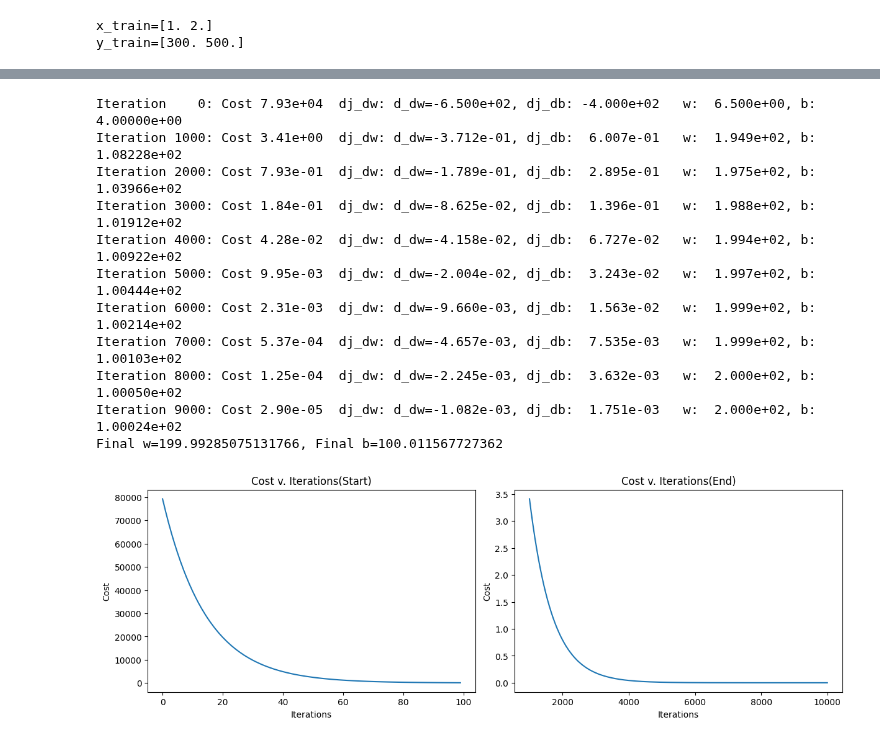
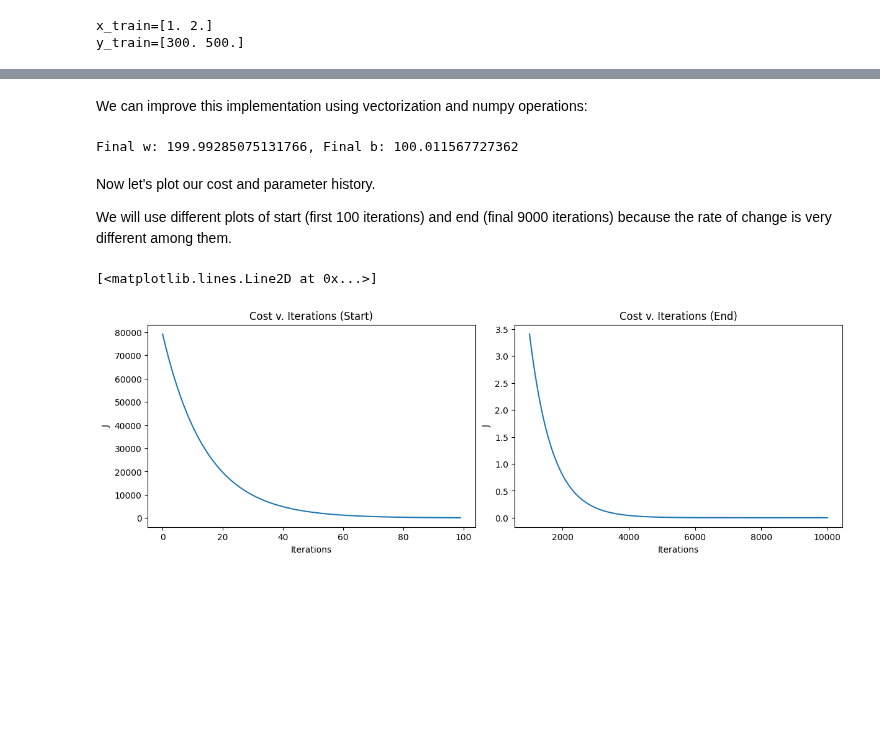
Before and after one commit to AidenHadisi/courses, a Jupyter notebook: Machine Learning/5. Lab.ipynb, the cells around one changed output, grey strips where cells are left out. Cells and saved outputs as stored; diff of their text form; code cells hidden in the pictures; blank space fills up the shorter version.

```diff
--- a/Machine Learning/5. Lab.ipynb
+++ b/Machine Learning/5. Lab.ipynb
@@ -60,0 +44,22 @@ def gradient_descent(
+# %%
+def compute_cost(
+    x: NDArray[np.float64], y: NDArray[np.float64], w: float, b: float
+) -> float:
+    """
+    Computes the cost function for linear regression.
+
+    The cost function measures the difference between predicted values and actual values
+    using the mean squared error (MSE) formula.
+
+    Args:
+        x (NDArray[np.float64]): Input feature values (independent variable).
+        y (NDArray[np.float64]): Target values (dependent variable).
+        w (float): Weight (slope) of the linear model.
+        b (float): Bias (intercept) of the linear model.
+
+    Returns:
+        float: The computed cost value.
+    """
+
+    errors = (w * x + b - y) ** 2
+    return float(np.mean(errors)) / 2
@@ -60,0 +177,2 @@ def gradient_descent(
+# %% [markdown]
+We can improve this implementation using vectorization and numpy operations:
@@ -61,34 +232,26 @@ def gradient_descent(
 # %%
-w, b, j_history, p_history = gradient_descent(x_train, y_train, 0, 0, 1.0e-2)
-print(f"Final w={w}, Final b={b}")
+output = perform_gradient_descent(x_train, y_train)
+print(f"Final w: {output.w}, Final b: {output.b}")
 # %% [output]
-Iteration    0: Cost 7.93e+04  dj_dw: d_dw=-6.500e+02, dj_db: -4.000e+02   w:  6.500e+00, b: 4.00000e+00
-Iteration 1000: Cost 3.41e+00  dj_dw: d_dw=-3.712e-01, dj_db:  6.007e-01   w:  1.949e+02, b: 1.08228e+02
-Iteration 2000: Cost 7.93e-01  dj_dw: d_dw=-1.789e-01, dj_db:  2.895e-01   w:  1.975e+02, b: 1.03966e+02
-Iteration 3000: Cost 1.84e-01  dj_dw: d_dw=-8.625e-02, dj_db:  1.396e-01   w:  1.988e+02, b: 1.01912e+02
-Iteration 4000: Cost 4.28e-02  dj_dw: d_dw=-4.158e-02, dj_db:  6.727e-02   w:  1.994e+02, b: 1.00922e+02
-Iteration 5000: Cost 9.95e-03  dj_dw: d_dw=-2.004e-02, dj_db:  3.243e-02   w:  1.997e+02, b: 1.00444e+02
-Iteration 6000: Cost 2.31e-03  dj_dw: d_dw=-9.660e-03, dj_db:  1.563e-02   w:  1.999e+02, b: 1.00214e+02
-Iteration 7000: Cost 5.37e-04  dj_dw: d_dw=-4.657e-03, dj_db:  7.535e-03   w:  1.999e+02, b: 1.00103e+02
-Iteration 8000: Cost 1.25e-04  dj_dw: d_dw=-2.245e-03, dj_db:  3.632e-03   w:  2.000e+02, b: 1.00050e+02
-Iteration 9000: Cost 2.90e-05  dj_dw: d_dw=-1.082e-03, dj_db:  1.751e-03   w:  2.000e+02, b: 1.00024e+02
-Final w=199.99285075131766, Final b=100.011567727362
+Final w: 199.99285075131766, Final b: 100.011567727362
+# %% [markdown]
+Now let's plot our cost and parameter history.
+
+We will use different plots of start (first 100 iterations) and end (final 9000 iterations) because the rate of change is very different among them.
 # %%
-fig, (ax1, ax2) = plt.subplots(1, 2, constrained_layout=True, figsize=(12, 4))
+fig, (ax1, ax2) = plt.subplots(1, 2, constrained_layout=True, figsize=(12,4))
 
-# Example plotting code
-ax1.plot(j_history[:100])
-ax2.plot(1000 + np.arange(len(j_history[1000:])), j_history[1000:])
-
-ax1.set_title("Cost v. Iterations(Start)")
-ax2.set_title("Cost v. Iterations(End)")
-
-ax1.set_ylabel("Cost")
-ax2.set_ylabel("Cost")
+ax1.set_title("Cost v. Iterations (Start)")
+ax2.set_title("Cost v. Iterations (End)")
 
 ax1.set_xlabel("Iterations")
 ax2.set_xlabel("Iterations")
 
-plt.show()
+ax1.set_ylabel("J")
+ax2.set_ylabel("J")
+
+ax1.plot(output.cost_history[:100])
+ax2.plot(1000 + np.arange(len(output.cost_history[1000:])), output.cost_history[1000:])
 # %% [output]
+[<matplotlib.lines.Line2D at 0x...>]
-[figure, old version]
+[figure, new version]
```
Also changed, not shown: parts of 10 cells of this notebook.
